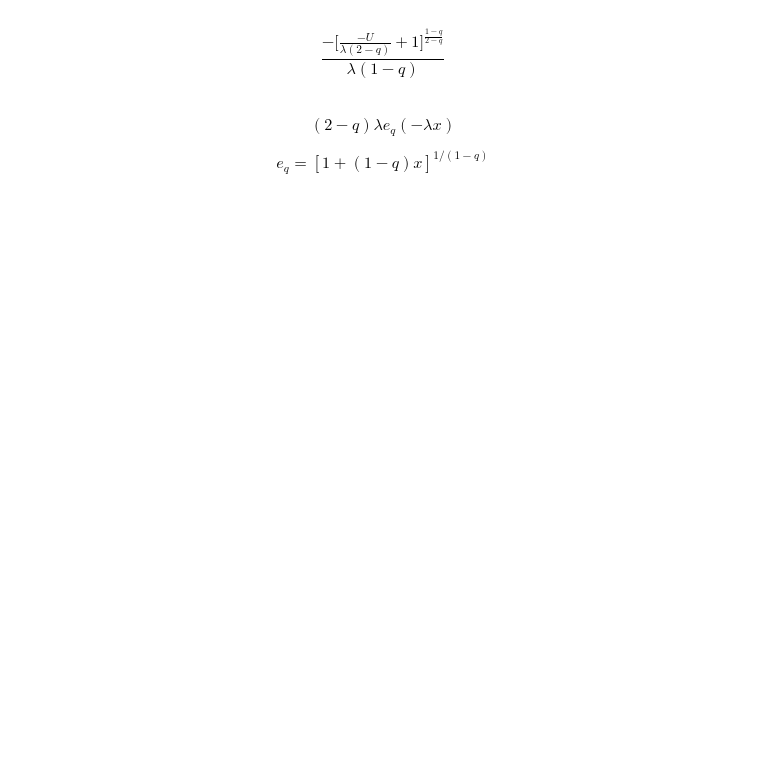
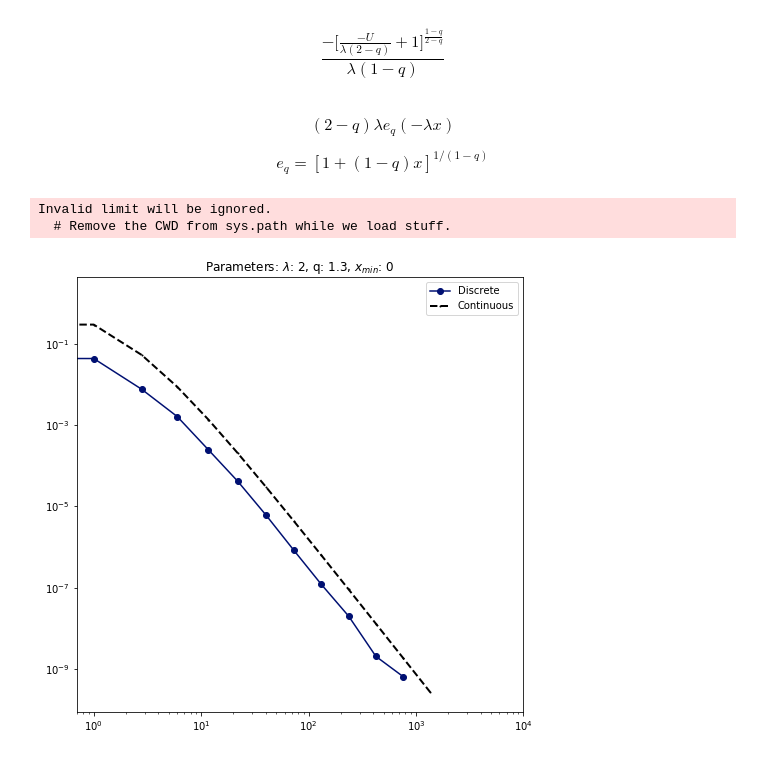
Before and after one commit to marciomacielbastos/Random-Graph, a Jupyter notebook: Distribution Test.ipynb, the cells around one changed output. Cells and saved outputs as stored; diff of their text form; code cells hidden in the pictures; blank space fills up the shorter version.

Commit message:
Some issues in the histogram plot

```diff
--- a/Distribution Test.ipynb
+++ b/Distribution Test.ipynb
@@ -70,5 +70,25 @@ def histogram_power2(data):
         CPx.append(count)
         count = 0
     return X, np.array(CPx), X_values
+# %%
+def histogram_power(data, power):
+    sorted_data = np.sort(data)
+    X = np.unique(sorted_data)
+    width = [power**i for i in range(int(np.ceil(np.log(X.astype('int').max())/np.log(power))))]
+    x = 0
+    X_values = [x]
+    for w in width:
+        x += w
+        X_values.append(x)
+    j = 0
+    count = 0
+    CPx = []
+    for i in range(1, len(X_values)):
+        while((j < sorted_data.shape[0]) and (X_values[i-1] <= sorted_data[j] < X_values[i])):
+            count += 1
+            j += 1
+        CPx.append(count)
+        count = 0
+    return X, np.array(CPx), np.array(X_values)
 # %%
 data = np.loadtxt("/home/marcio/qExp13_2.txt", delimiter=',')
@@ -77,9 +95,30 @@ X, CPx, X_values = histogram_power2(data)
+# %%
+power = np.sqrt(3.2)
+X, CPx, X_values = histogram_power(data, power)
 # %%
-width = [2**i for i in range(int(np.floor(np.log(X.astype('int').max())/np.log(2))))]
+width = [power**i for i in range(int(np.ceil(np.log(X.astype('int').max())/np.log(power))))]
 # %%
 Px = np.array([CPx[i]/width[i] for i in range(len(CPx))]) / len(data)
 # %%
 λ = 2
 q = 1.3
-# X = np.linspace(0,1000, 100)
-fx = pdf(λ, q, np.array(X_values)[:-1])
+xmin = 2
+# α = 1 / (1 - (int_eq(λ, q, 10E7) - int_eq(λ, q, 0)))
+fx = pdf(λ, q, X_values)
+# %%
+# plot it!
+fig = plt.figure(figsize=(8, 8))
+ax = fig.add_subplot(111)
+ax.plot(X_values[:-1], Px, color='#001072', marker='o', label='Discrete')
+ax.plot(X_values, fx, 'go--', color = '#000000',linewidth=2, markersize=1, label='Continuous')
+plt.title("Parameters: $\lambda$: " + str(λ) + ", q: " + str(q) + ", $x_{min}$: 0")
+ax.legend()
+plt.xscale('log')
+plt.yscale('log')
+plt.xlim(0, 10000)
+plt.savefig("Comparison_cont.jpg", format='jpg', dpi=1200, bbox_inches = 'tight')
+plt.show()
+# %% [output]
+Invalid limit will be ignored.
+  # Remove the CWD from sys.path while we load stuff.
+[figure, added]
```
Also changed, not shown: parts of 16 cells of this notebook, 3 other files.
